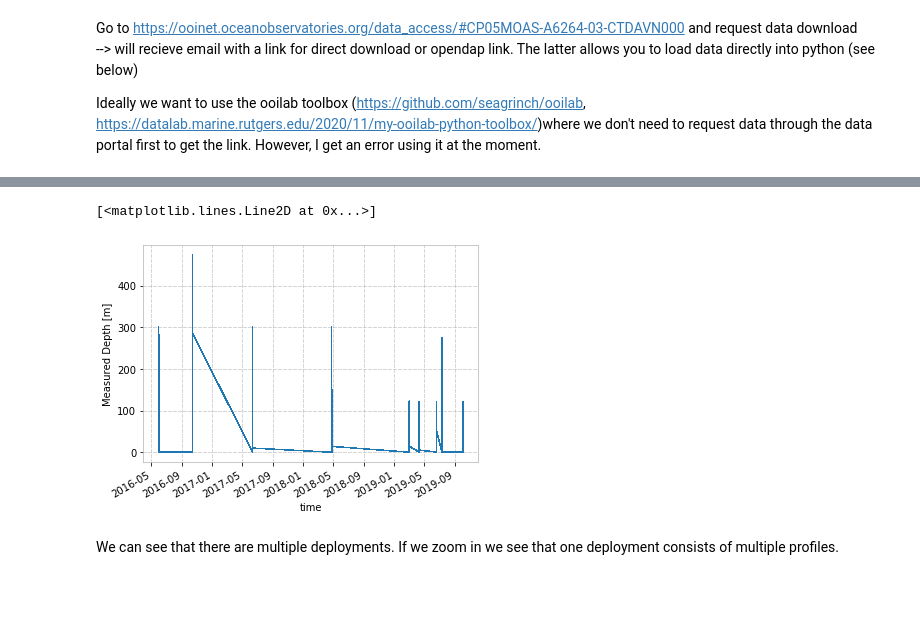
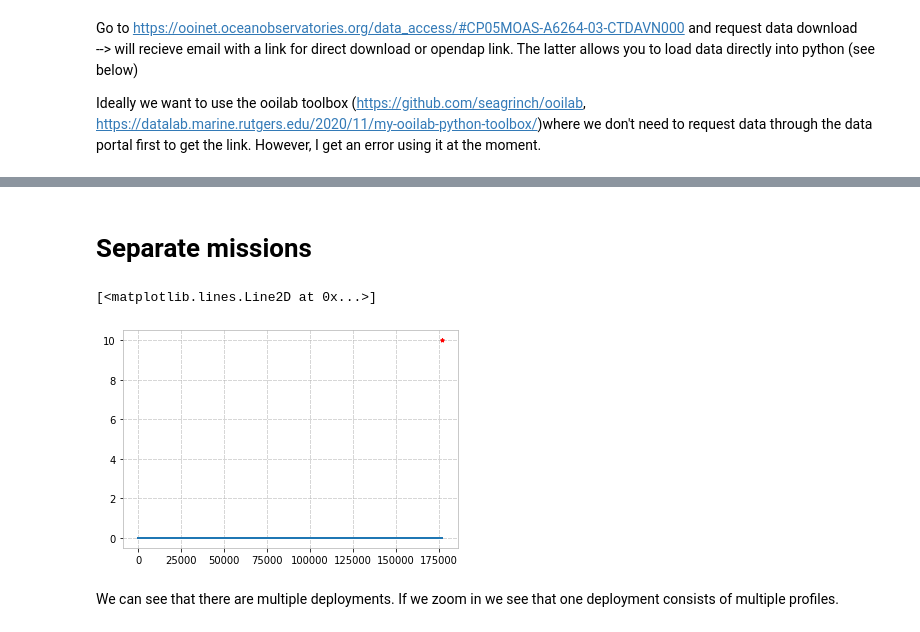
Before and after one commit to sryan288/OOI_pioneer, a Jupyter notebook: plot_remus_ooi.ipynb, the cells around one changed output, grey strips where cells are left out. Saved outputs shown, nothing was run; the diff lists cells and outputs as text; code cells hidden in the pictures; blank space fills up the shorter version.

```diff
--- a/plot_remus_ooi.ipynb
+++ b/plot_remus_ooi.ipynb
@@ -25,5 +38,4 @@ Ideally we want to use the ooilab toolbox (https://github.com/seagrinch/ooilab,
 # %%
 url1 = 'https://opendap.oceanobservatories.org/thredds/catalog/ooi/sryan@whoi.edu/20210322T140441502Z-CP05MOAS-A6263-03-CTDAVN000-recovered_host-ctdav_auv_data/catalog.html'
 # url2 = 'https://opendap.oceanobservatories.org/thredds/catalog/ooi/sryan@whoi.edu/20210323T013051722Z-CP05MOAS-A6264-03-CTDAVN000-recovered_host-ctdav_auv_data/catalog.html'
-flist = ooilab.get_filelist(url1)
-flist
+# flist = ooilab.get_filelist(url1)
@@ -62,8 +45,16 @@ Data variables:
-# %%
-# check data
-ds.m_depth.plot()
-# %% [output]
-[<matplotlib.lines.Line2D at 0x...>]
-[figure, removed]
+# %% [markdown]
+# Separate missions
+# %%
+import matplotlib.dates as mdates
+plt.plot(np.diff(mdates.date2num(ds['time'].values).astype(int)))
+plt.xlim=[0,20000]
+
+wo = np.where(np.diff(mdates.date2num(ds['time'].values).astype(int))>1)[0]
+wo = np.append(wo,len(ds.time))
+np.insert(wo,0,0)
+plt.plot(np.asarray(wo),np.ones(len(wo))*10,marker='*',color='r')
+# %% [output]
+[<matplotlib.lines.Line2D at 0x...>]
+[figure, added]
 # %% [markdown]
 We can see that there are multiple deployments. If we zoom in we see that one deployment consists of multiple profiles.
```
Also changed, not shown: parts of 12 cells of this notebook.
